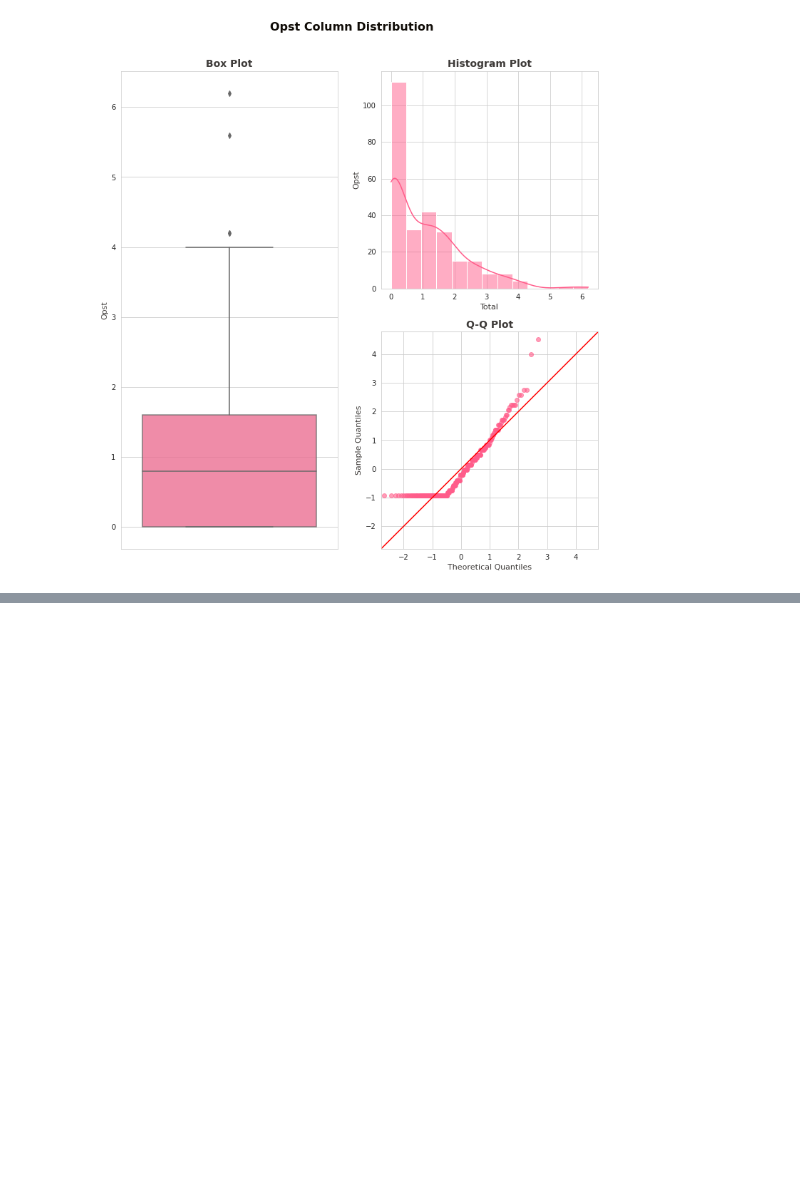
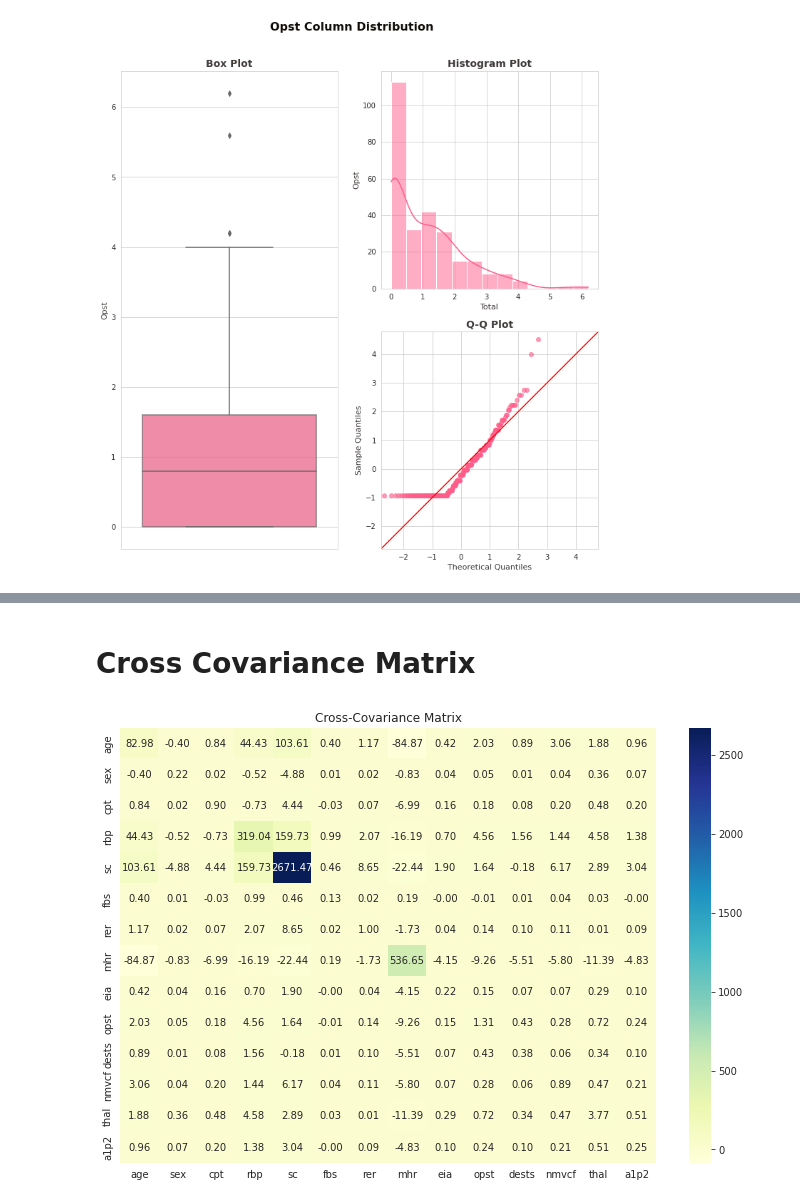
Before and after one commit to iamharkirat/EEE-591, a Jupyter notebook: project_1.ipynb, the cells around one changed output, grey strips where cells are left out. Cells and saved outputs as stored; diff of their text form; code cells hidden in the pictures; blank space fills up the shorter version.

```diff
--- a/project_1.ipynb
+++ b/project_1.ipynb
@@ -285,0 +372,13 @@ plot_column_distribution('opst', pink_grad, heart_df)
+# %% [markdown]
+# Cross Covariance Matrix
+# %%
+# create a cross-covariance matrix
+cov_matrix = heart_df.cov()
+
+# create a heatmap of the cross-covariance matrix
+plt.figure(figsize=(12, 8))
+sns.heatmap(cov_matrix, cmap='YlGnBu', annot=True, fmt='.2f')
+plt.title('Cross-Covariance Matrix')
+plt.show()
+# %% [output]
+[figure, added]
```
Also changed, not shown: parts of 14 cells of this notebook.
